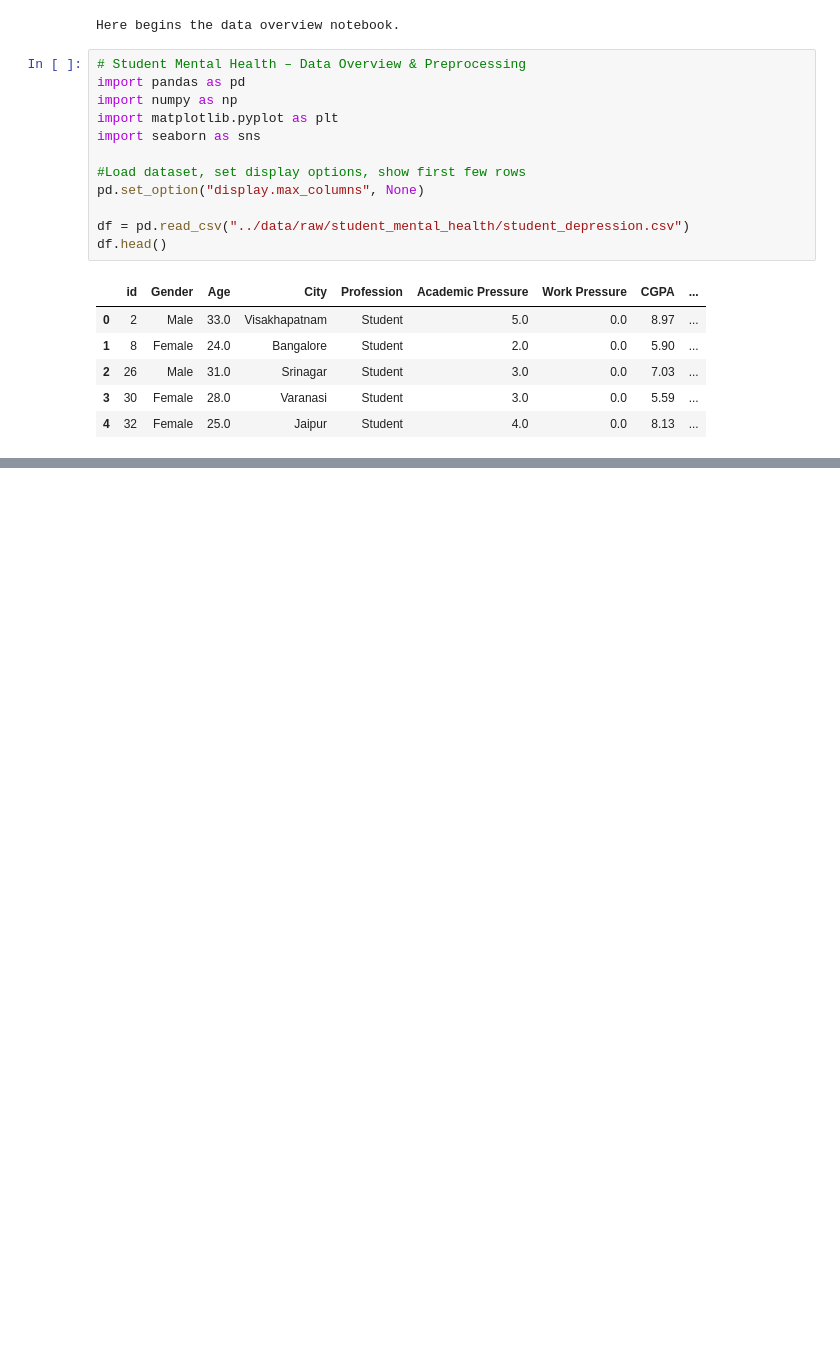
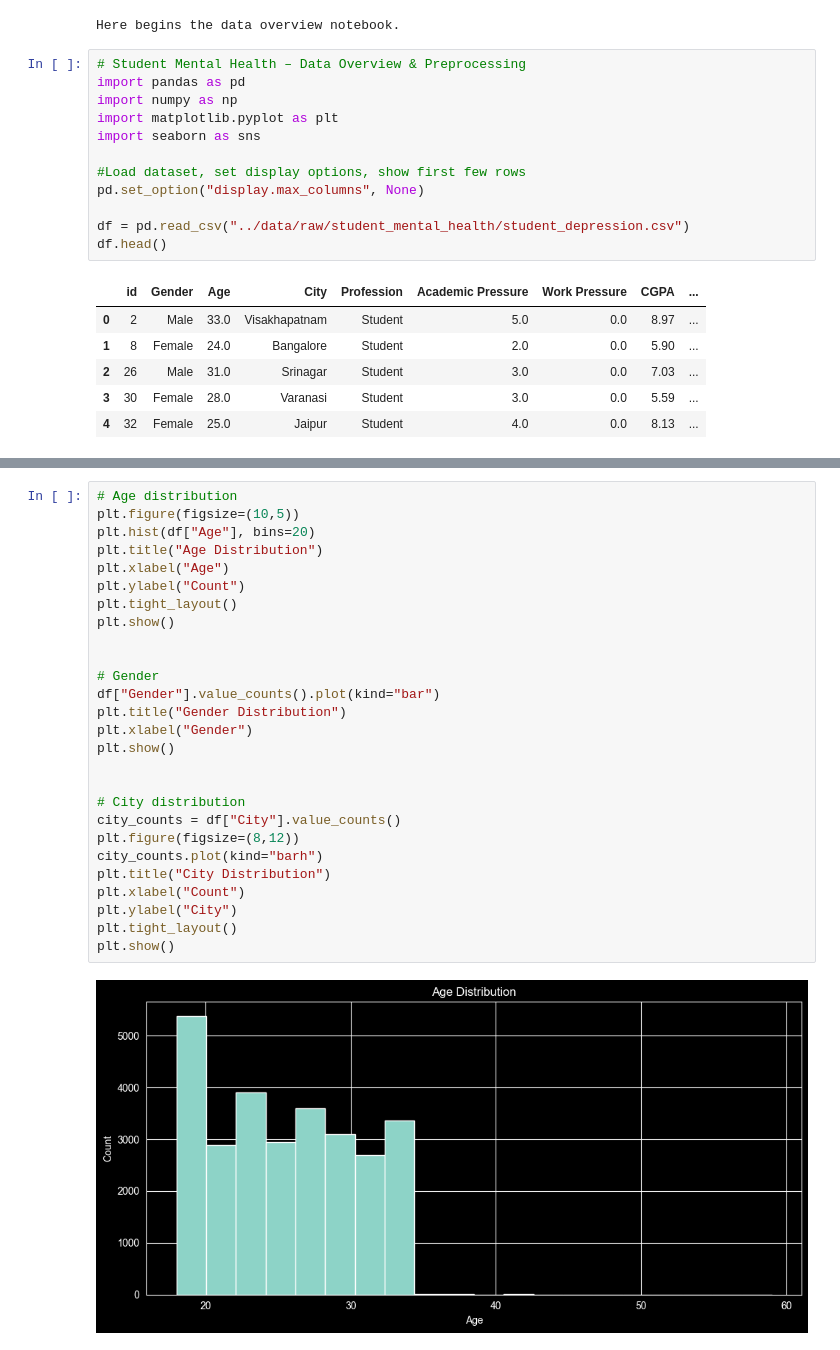
Before and after one commit to mateidiana/WellBeingModelling, a Jupyter notebook: notebooks/01_2_data_overview_mh_student.ipynb, the cells around one changed output, grey strips where cells are left out. Cells and saved outputs as stored; diff of their text form; blank space fills up the shorter version.

```diff
--- a/notebooks/01_2_data_overview_mh_student.ipynb
+++ b/notebooks/01_2_data_overview_mh_student.ipynb
@@ -23,0 +99,29 @@ df.head()
+# %%
+# Age distribution
+plt.figure(figsize=(10,5))
+plt.hist(df["Age"], bins=20)
+plt.title("Age Distribution")
+plt.xlabel("Age")
+plt.ylabel("Count")
+plt.tight_layout()
+plt.show()
+
+
+# Gender
+df["Gender"].value_counts().plot(kind="bar")
+plt.title("Gender Distribution")
+plt.xlabel("Gender")
+plt.show()
+
+
+# City distribution
+city_counts = df["City"].value_counts()
+plt.figure(figsize=(8,12))
+city_counts.plot(kind="barh")
+plt.title("City Distribution")
+plt.xlabel("Count")
+plt.ylabel("City")
+plt.tight_layout()
+plt.show()
+# %% [output]
+[figure, added]
```
Also changed, not shown: parts of 15 cells of this notebook, 9 other files.
